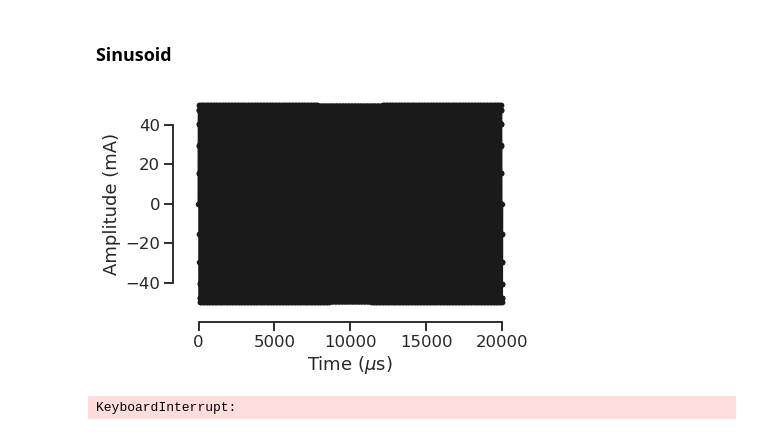
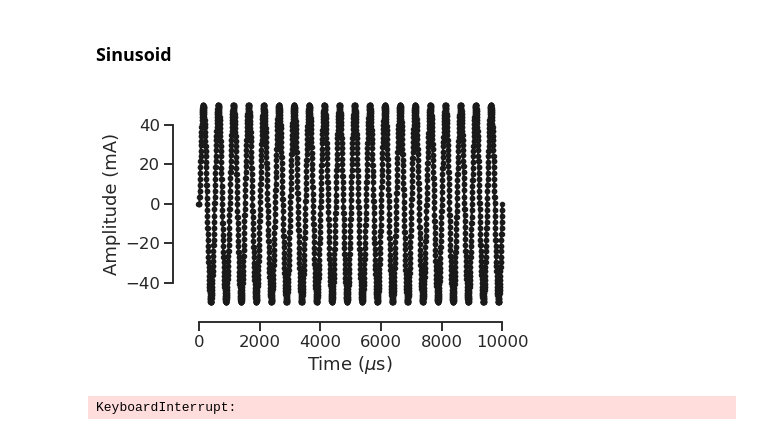
Before and after one commit to conorkeogh/wavewriter, a Jupyter notebook: nbs/04_examples.ipynb, the cells around one changed output. Saved outputs shown, nothing was run; the diff lists cells and outputs as text; code cells hidden in the pictures.

```diff
--- a/nbs/04_examples.ipynb
+++ b/nbs/04_examples.ipynb
@@ -321,7 +321,7 @@ def generate_burst_abbott(
     v = np.concatenate((v, np.ones(int(pulsewidth/timestep), dtype=int)*amplitude))
 
     # Add recovery phase
-    t_ = np.linspace(0, 5000, num=int(5000/timestep))
+    t_ = np.linspace(0, interval_inter, num=int(interval_inter/timestep))
 
     # Get value to recover
     target = np.abs(np.sum(v))
@@ -330,20 +330,20 @@ def generate_burst_abbott(
     x0 = 0.001
     res = minimize(objective, x0,
                   method='nelder-mead',
-                  args=(t_, -amplitude*0.25, target)
+                  args=(t_, -amplitude*0.75, target)
                   )
 
     # Get optimal value
     k = res.x
 
     # Get exponential recovery
-    v_recovery = exponential_decay(t_, -amplitude*0.25, -res.x)
+    v_recovery = exponential_decay(t_, -amplitude*0.75, res.x)
 
     # Add to values
     v = np.concatenate((v, v_recovery))
 
     # Add interval before next burst
-    v = np.concatenate((v, np.zeros(int(interval_inter/10), dtype=int)))
+    #v = np.concatenate((v, np.zeros(int(interval_inter/5), dtype=int)))
 
     # Get time
     t = np.linspace(0, len(v)*timestep, num=len(v))
@@ -410,14 +410,14 @@ def generate_sine(
 # %%
 # Generate sinusoidal stimulation
 v, t = generate_sine(
     50, # mA
-    10000, # Hz
-    200 # Cycles
+    2000, # Hz
+    20 # Cycles
 )
 
 plot_waveforms(t, v)
 # %% [output]
-[figure, old version]
+[figure, new version]
 # %%
 # Send to device
 v_, t_ = convert_waveform(v, t)
```
Also changed, not shown: parts of 7 cells of this notebook, 1 other file.
